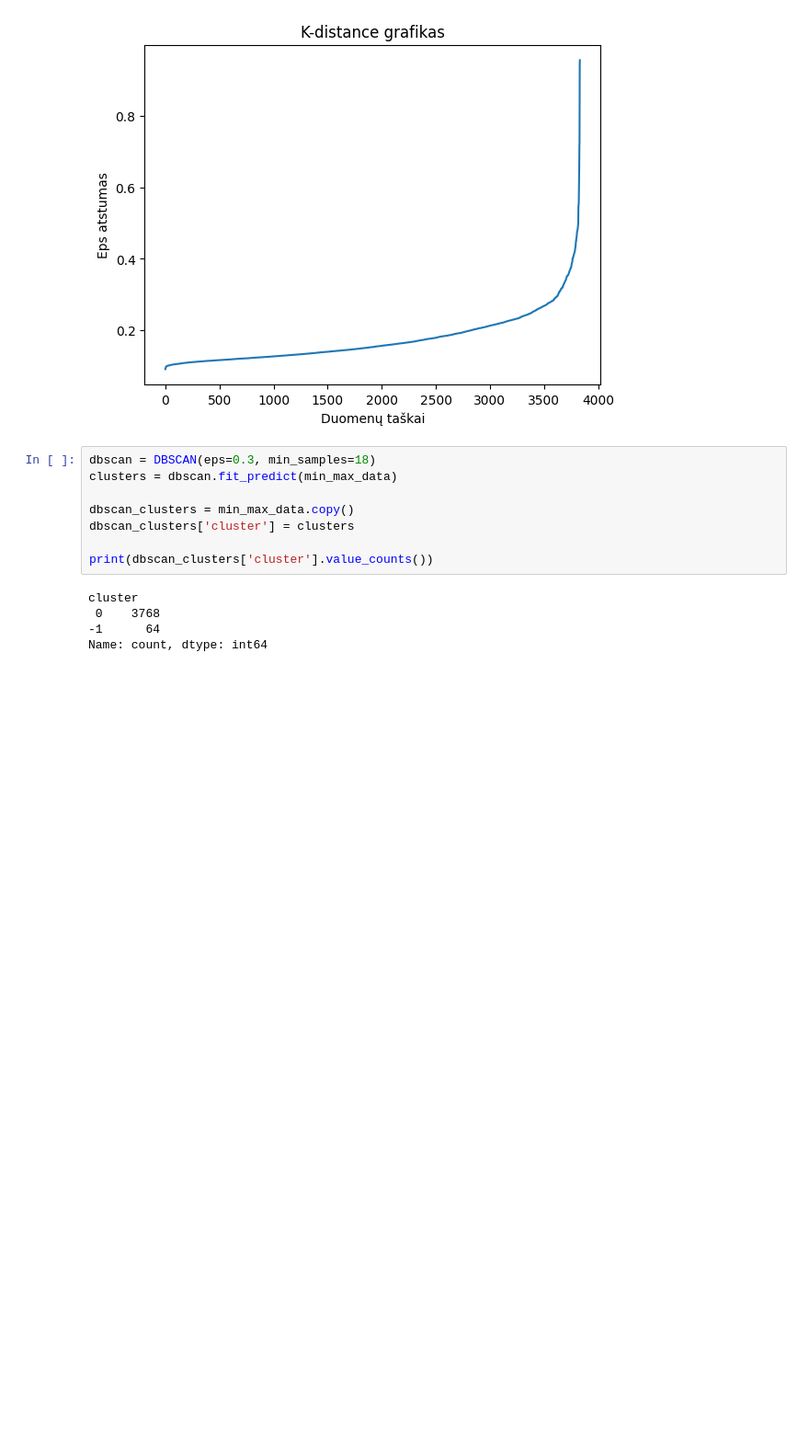
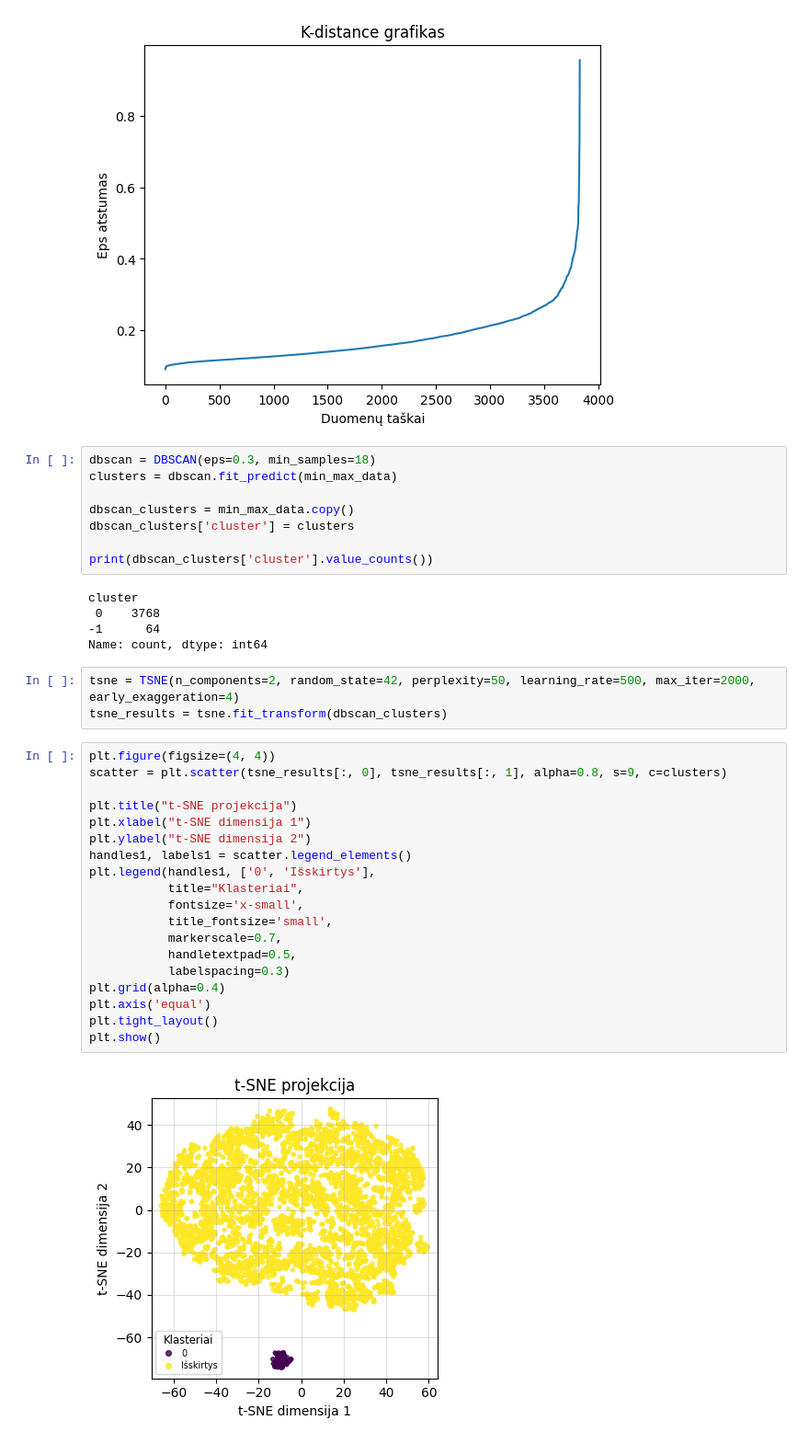
Before and after one commit to EvelinaDu/Papildomi_duomenu_vizualizavimo_skyriai, a Jupyter notebook: 3_laboratorinis/main.ipynb, the cells around one changed output. Shown at 92% size. Drawn from its saved outputs; the diff is of its cells as text; blank space fills up the shorter version.

Commit message:
Added tsne for cluster vizualization

```diff
--- a/3_laboratorinis/main.ipynb
+++ b/3_laboratorinis/main.ipynb
@@ -94,3 +95,27 @@ cluster
  0    3768
 -1      64
 Name: count, dtype: int64
+# %%
+tsne = TSNE(n_components=2, random_state=42, perplexity=50, learning_rate=500, max_iter=2000, early_exaggeration=4)
+tsne_results = tsne.fit_transform(dbscan_clusters)
+# %%
+plt.figure(figsize=(4, 4))
+scatter = plt.scatter(tsne_results[:, 0], tsne_results[:, 1], alpha=0.8, s=9, c=clusters)
+
+plt.title("t-SNE projekcija")
+plt.xlabel("t-SNE dimensija 1")
+plt.ylabel("t-SNE dimensija 2")
+handles1, labels1 = scatter.legend_elements()
+plt.legend(handles1, ['0', 'Išskirtys'],
+           title="Klasteriai",
+           fontsize='x-small',
+           title_fontsize='small',
+           markerscale=0.7,
+           handletextpad=0.5,
+           labelspacing=0.3)
+plt.grid(alpha=0.4)
+plt.axis('equal')
+plt.tight_layout()
+plt.show()
+# %% [output]
+[figure, added]
```
Also changed, not shown: parts of 1 cell of this notebook.
